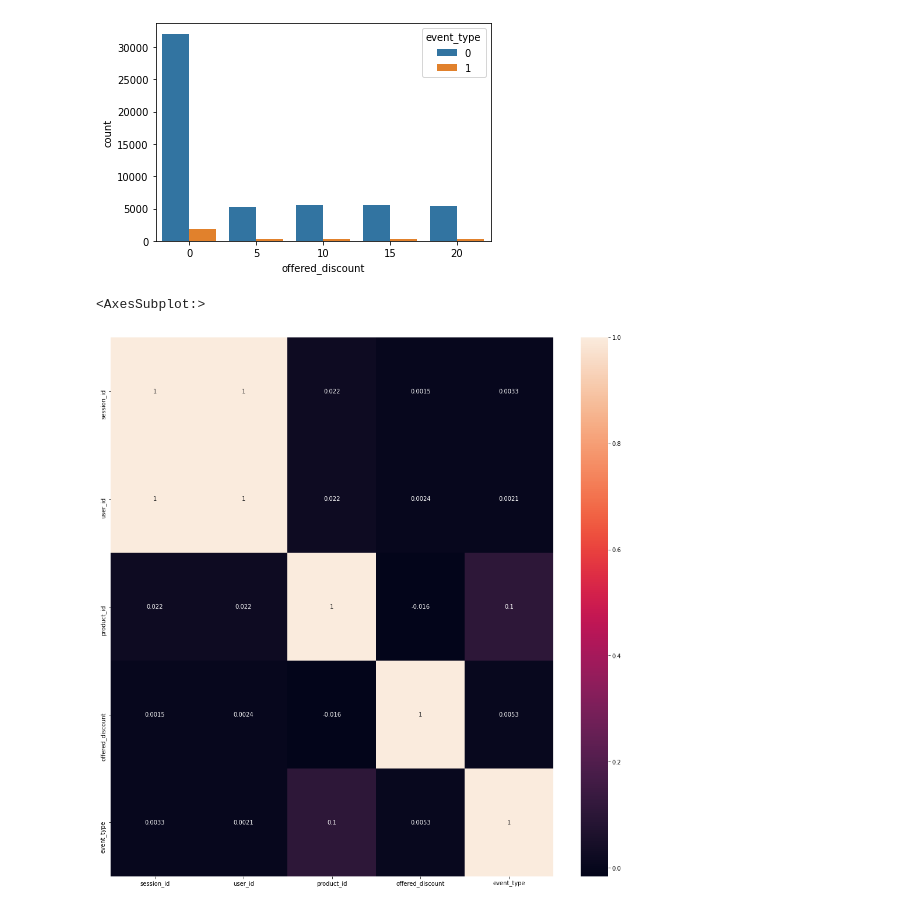
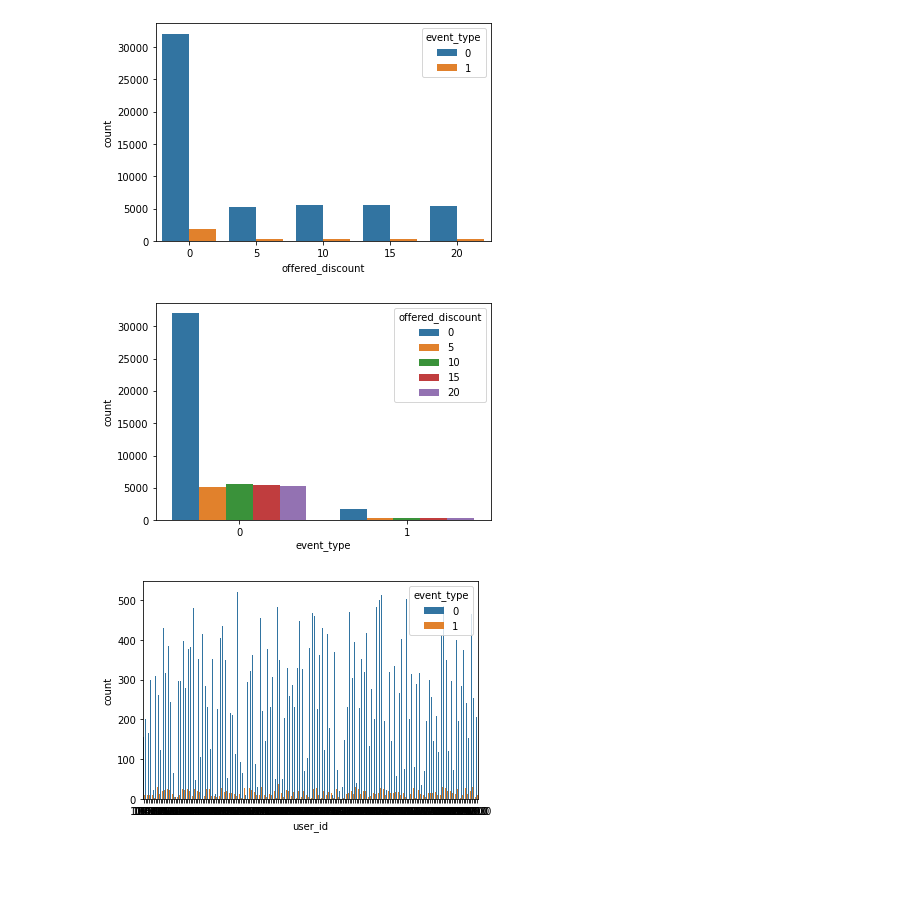
Before and after one commit to tiskus333/AI_discount_predicition, a Jupyter notebook: data_analysis.ipynb, the cells around one changed output. Saved outputs shown, nothing was run; the diff lists cells and outputs as text; code cells hidden in the pictures; blank space fills up the shorter version.

```diff
--- a/data_analysis.ipynb
+++ b/data_analysis.ipynb
@@ -70,11 +78,11 @@ import seaborn as sns
 g = sns.countplot(x="offered_discount",hue="event_type",data=data)
 # %% [output]
 [figure]
-# %%
-
-plt.figure(figsize=(17,17))
-valuable_data = ['session_id','user_id', 'product_id', 'offered_discount', 'event_type' ]
-sns.heatmap(data[valuable_data].corr(),annot = True)
-# %% [output]
-<AxesSubplot:>
-[figure, removed]
+# %%
+g2 = sns.countplot(x="event_type",hue="offered_discount",data=data)
+# %% [output]
+[figure, added]
+# %%
+g3 = sns.countplot(x='user_id',hue='event_type',data=data)
+# %% [output]
+[figure, added]
```
Also changed, not shown: parts of 10 cells of this notebook.
